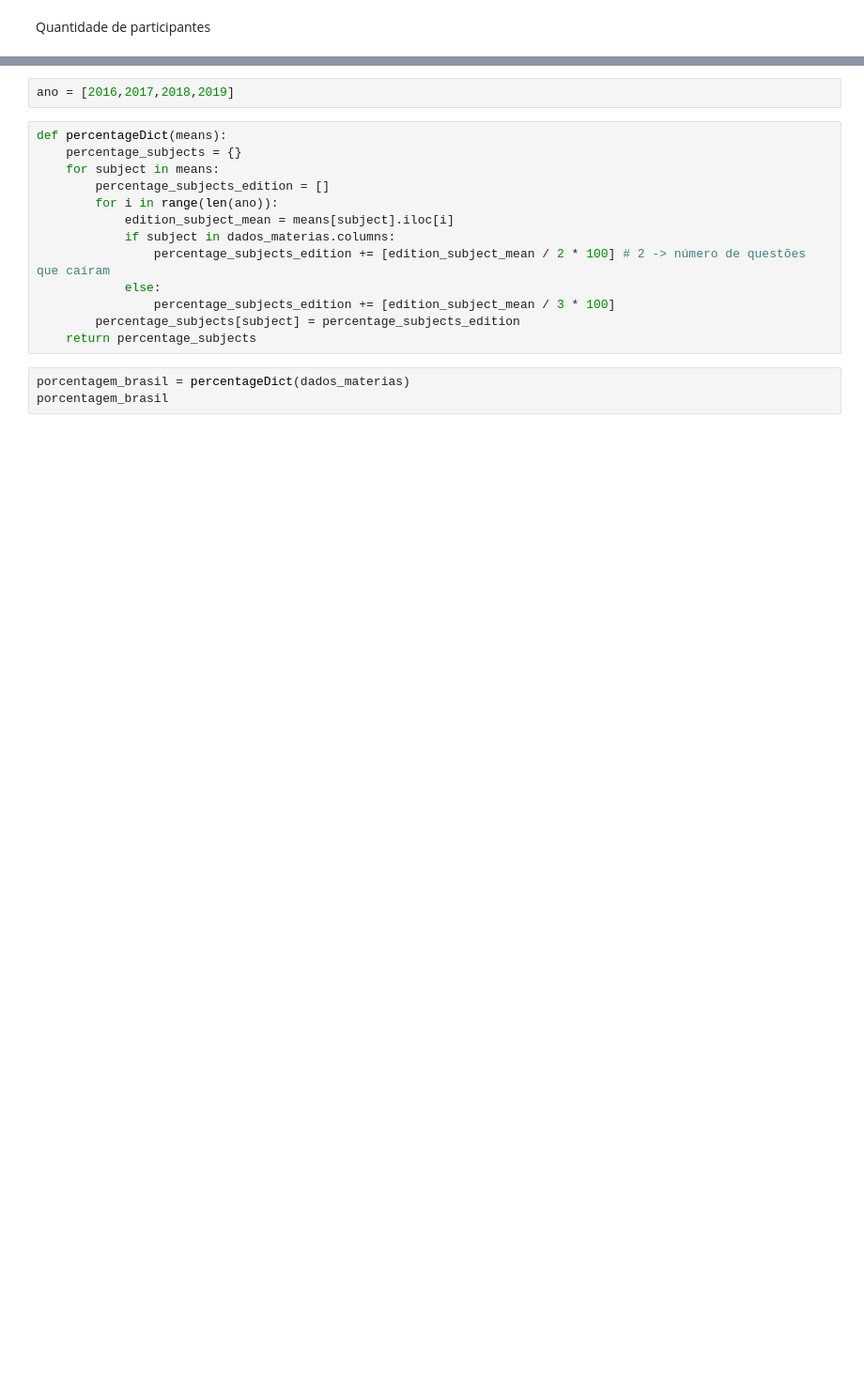
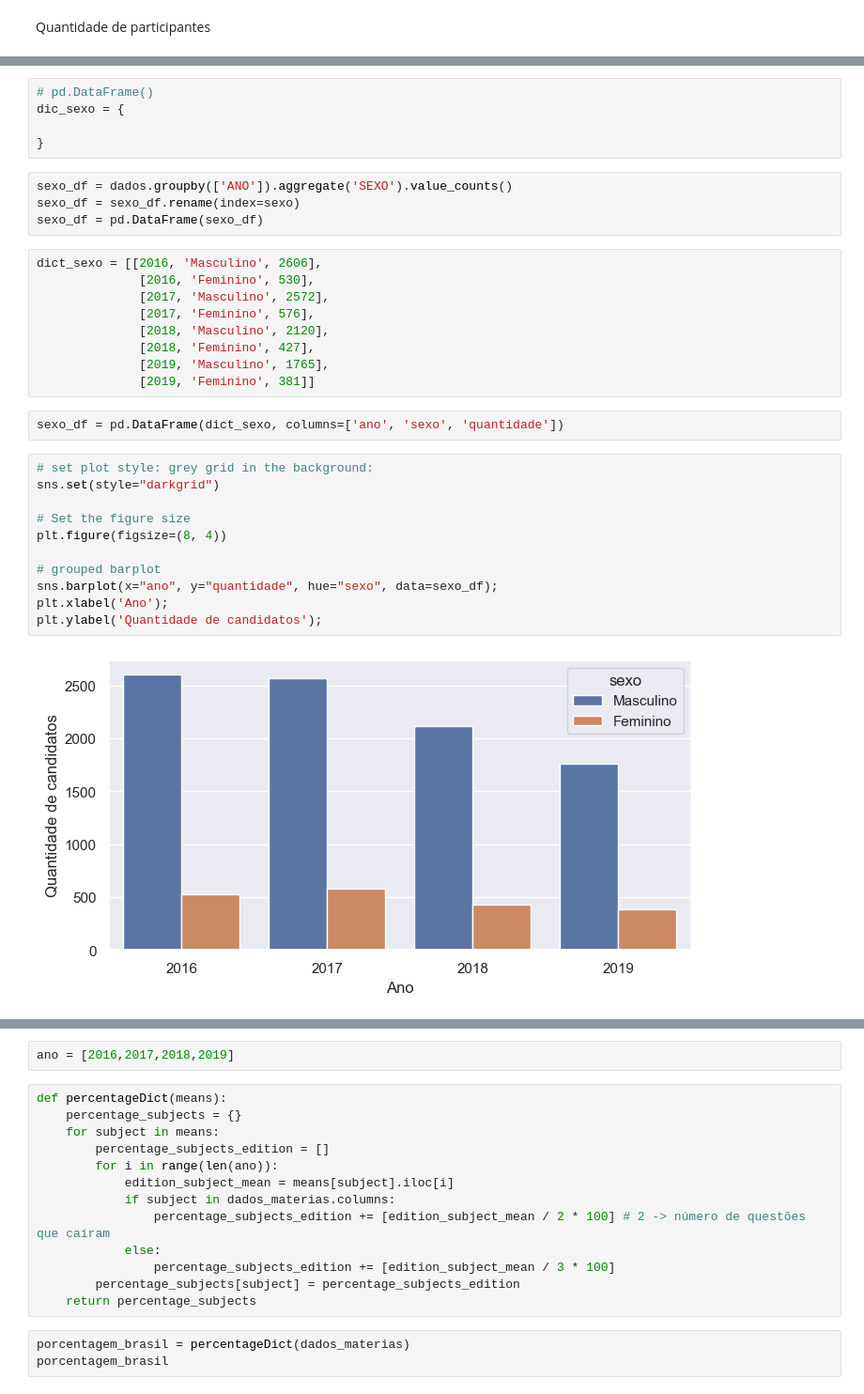
Before and after one commit to jeancarloscc/OrientPOSCOMP-System, a Jupyter notebook: mineracaoDados.ipynb, the cells around one changed output, grey strips where cells are left out. Shown at 94% size. Cells and saved outputs as stored; diff of their text form; blank space fills up the shorter version.

```diff
--- a/mineracaoDados.ipynb
+++ b/mineracaoDados.ipynb
@@ -463,2 +504,35 @@ plt.show()
+# %%
+# pd.DataFrame()
+dic_sexo = {
+
+}
+# %%
+sexo_df = dados.groupby(['ANO']).aggregate('SEXO').value_counts()
+sexo_df = sexo_df.rename(index=sexo)
+sexo_df = pd.DataFrame(sexo_df)
+# %%
+dict_sexo = [[2016, 'Masculino', 2606],
+              [2016, 'Feminino', 530],
+              [2017, 'Masculino', 2572],
+              [2017, 'Feminino', 576],
+              [2018, 'Masculino', 2120],
+              [2018, 'Feminino', 427],
+              [2019, 'Masculino', 1765],
+              [2019, 'Feminino', 381]]
+# %%
+sexo_df = pd.DataFrame(dict_sexo, columns=['ano', 'sexo', 'quantidade'])
+# %%
+# set plot style: grey grid in the background:
+sns.set(style="darkgrid")
+
+# Set the figure size
+plt.figure(figsize=(8, 4))
+
+# grouped barplot
+sns.barplot(x="ano", y="quantidade", hue="sexo", data=sexo_df);
+plt.xlabel('Ano');
+plt.ylabel('Quantidade de candidatos');
+# %% [output]
+[figure, added]
 # %%
 dados['SEXO'].value_counts()
```
Also changed, not shown: parts of 43 cells of this notebook, 8 other files.
